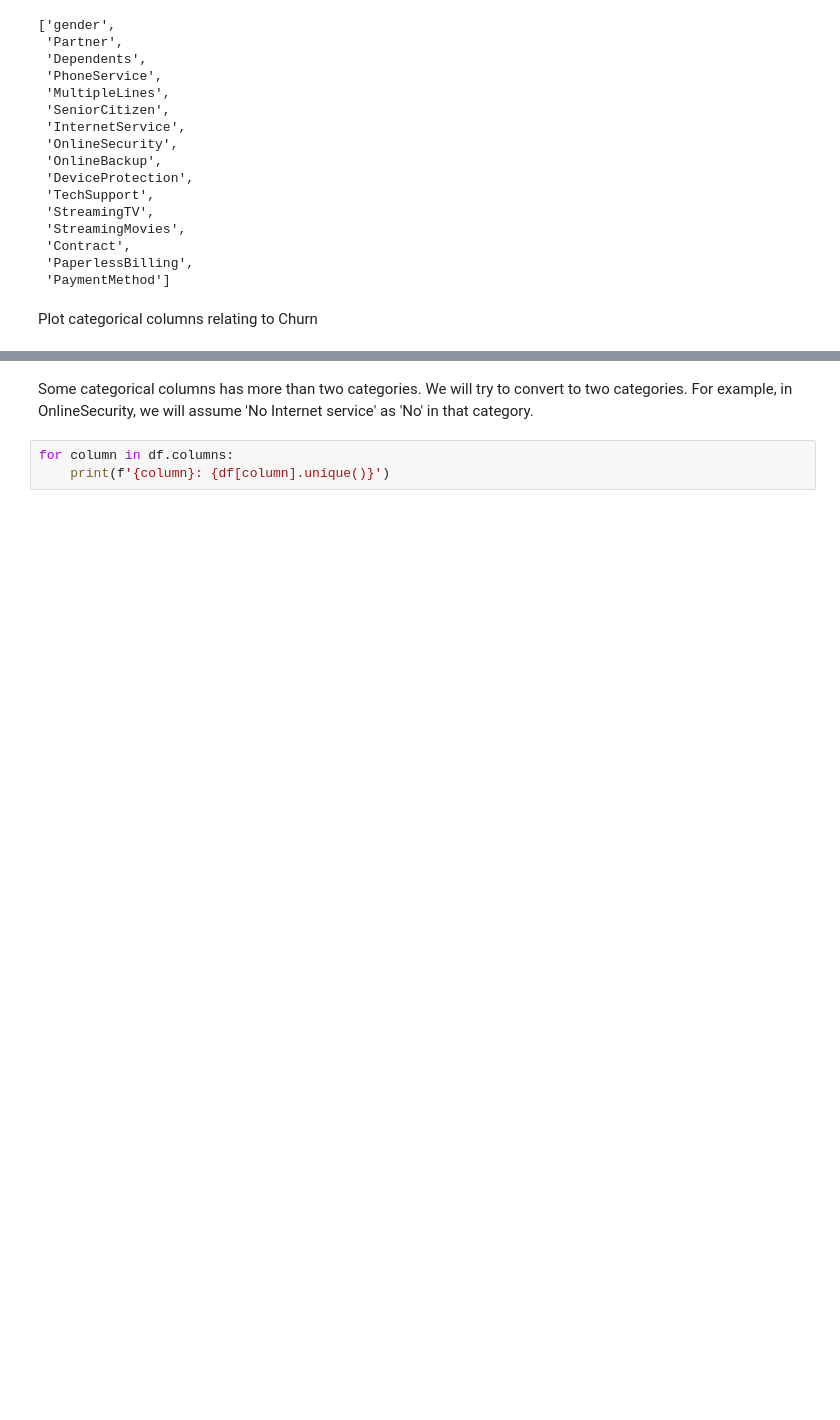
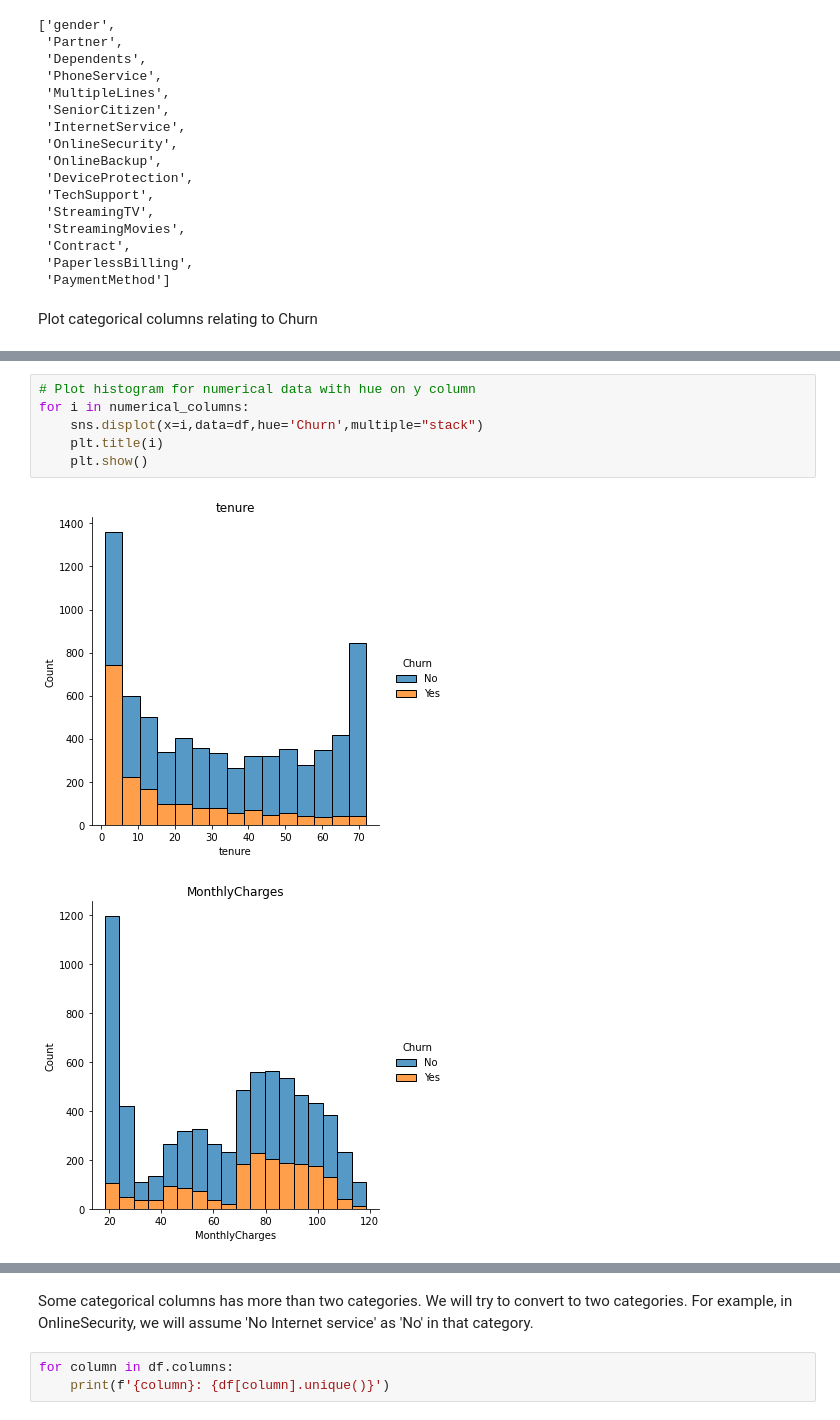
Before and after one commit to vanhuycx/Customer_churn_prediction, a Jupyter notebook: Customer_churn_prediction.ipynb, the cells around one changed output, grey strips where cells are left out. Cells and saved outputs as stored; diff of their text form; blank space fills up the shorter version.

```diff
--- a/Customer_churn_prediction.ipynb
+++ b/Customer_churn_prediction.ipynb
@@ -144,0 +159,9 @@ for i in numerical_columns:
+# %%
+# Plot histogram for numerical data with hue on y column
+for i in numerical_columns:
+    sns.displot(x=i,data=df,hue='Churn',multiple="stack")
+    plt.title(i)
+    plt.show()
+# %% [output]
+[figure, added]
+[figure, added]
```
Also changed, not shown: parts of 51 cells of this notebook, 3 other files.
